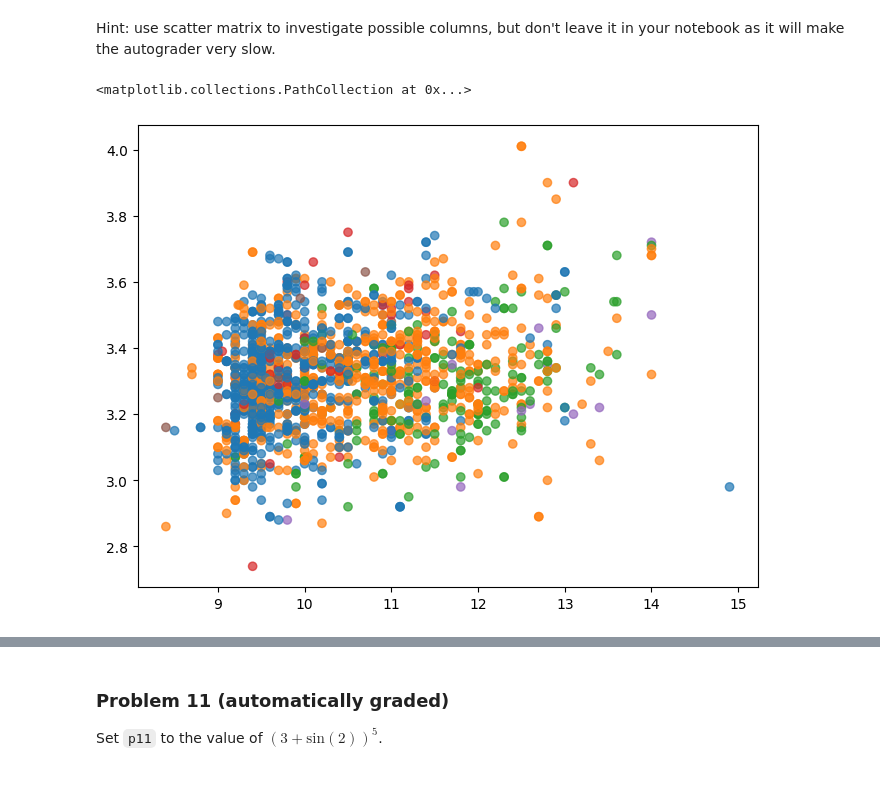
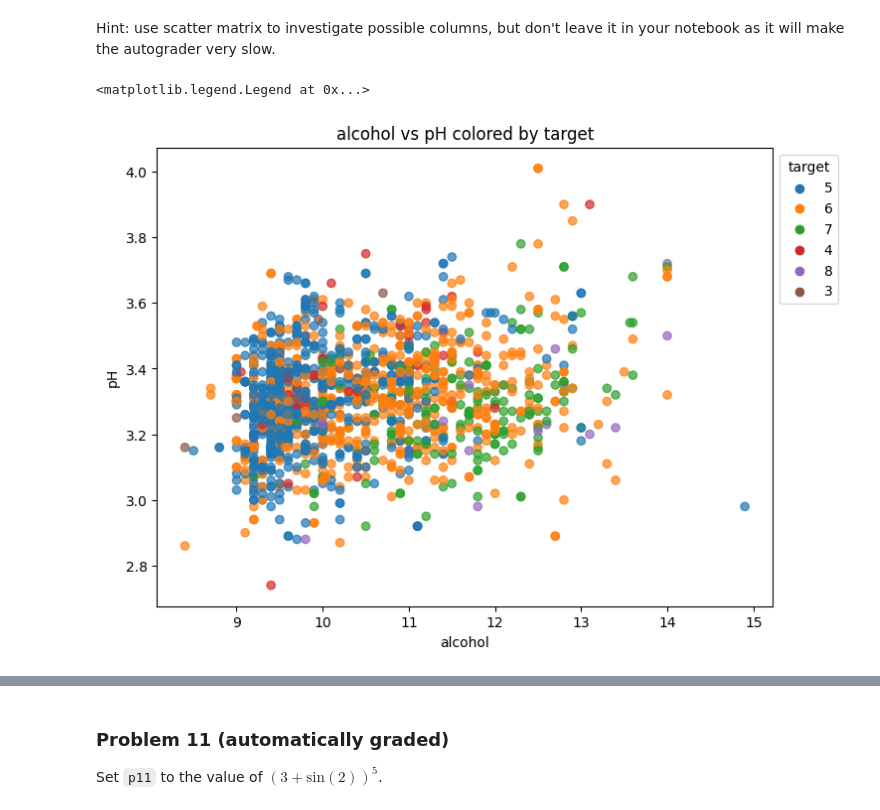
Before and after one commit to carlos00002/DX602_week10, a Jupyter notebook: homework.ipynb, the cells around one changed output, grey strips where cells are left out. Drawn from its saved outputs; the diff is of its cells as text; code cells hidden in the pictures; blank space fills up the shorter version.

```diff
--- a/homework.ipynb
+++ b/homework.ipynb
@@ -201,22 +201,27 @@ Hint: use scatter matrix to investigate possible columns, but don't leave it in
 # %%
 # YOUR CHANGES HERE
 
 choices = red_wine['target'].unique()
 
 colors = dict(zip(choices, plt.rcParams['axes.prop_cycle'].by_key()['color']))
 
 red_wine['color'] = red_wine['target'].map(colors)
 
 plt.figure(figsize=(8,6))
 plt.scatter(red_wine['alcohol'],red_wine['pH'], c=red_wine['color'], alpha=0.7)
 
 
-plt.xlabel()
-plt.ylabel()
-plt.title()
+plt.xlabel("alcohol")
+plt.ylabel("pH")
+plt.title("alcohol vs pH colored by target")
+
+
+for x in choices:
+    plt.scatter([], [], c=colors[x], label=x)
+plt.legend(title='target', bbox_to_anchor=(1, 1), loc='upper left')
 # %% [output]
-<matplotlib.collections.PathCollection at 0x...>
+<matplotlib.legend.Legend at 0x...>
-[figure, old version]
+[figure, new version]
 # %% [markdown]
 <div style="page-break-after: always;"></div>
 # %% [markdown]
```
Also changed, not shown: parts of 17 cells of this notebook, 1 other file.
